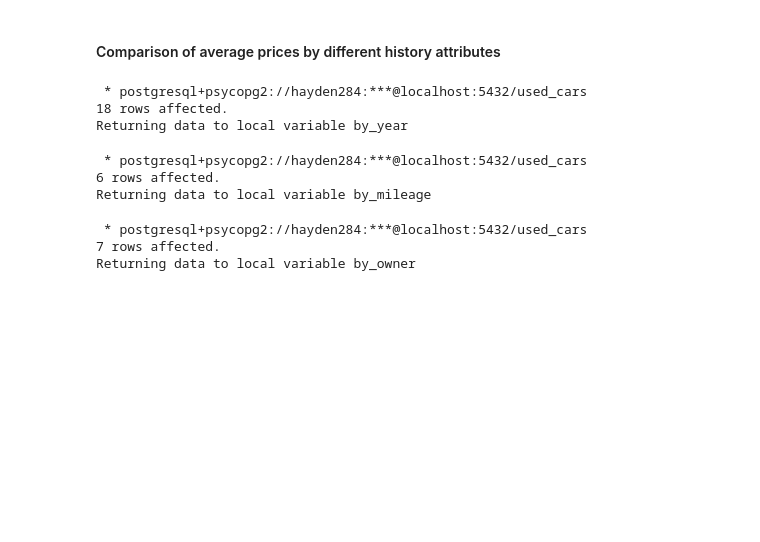
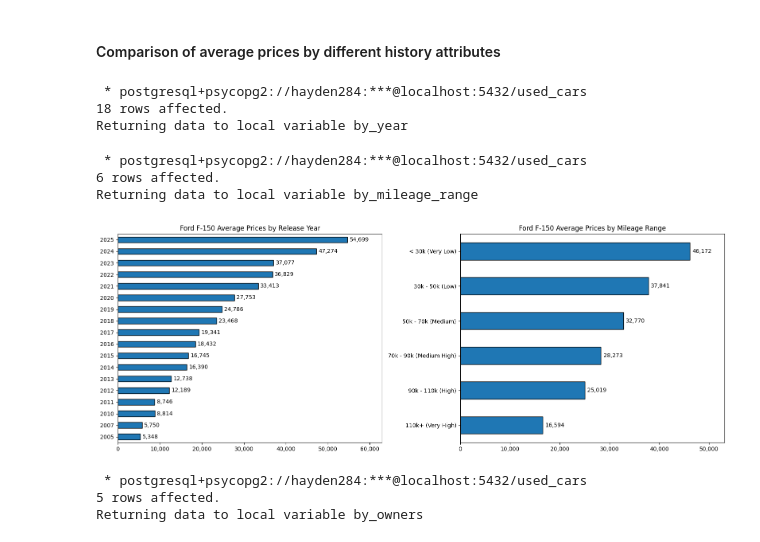
Before and after one commit to hayden-huynh/Used-Car-Market-Analysis, a Jupyter notebook: data-analysis/market-analysis.ipynb, the cells around one changed output. Cells and saved outputs as stored; diff of their text form; code cells hidden in the pictures; blank space fills up the shorter version.

```diff
--- a/data-analysis/market-analysis.ipynb
+++ b/data-analysis/market-analysis.ipynb
@@ -227,7 +230,7 @@ GROUP BY c.year_release
 18 rows affected.
 Returning data to local variable by_year
 # %%
-%%sql by_mileage <<
+%%sql by_mileage_range <<
 SELECT mc.mileage_category, ROUND(AVG(f.price)::numeric, 0) AS avg_price
 FROM fact_latest_listing f JOIN (
     SELECT *, CASE
@@ -240,22 +243,75 @@ FROM fact_latest_listing f JOIN (
     END AS mileage_category
     FROM dim_car
 ) mc ON f.vin = mc.vin
-WHERE mc.make = 'Toyota' AND mc.model = 'Camry'
+WHERE mc.make = 'Ford' AND mc.model = 'F-150'
 GROUP BY mc.mileage_category
 # %% [output]
  * postgresql+psycopg2://hayden284:***@localhost:5432/used_cars
 6 rows affected.
-Returning data to local variable by_mileage
+Returning data to local variable by_mileage_range
+# %%
+import matplotlib.ticker as mtick
+
+year_df = by_year.DataFrame()
+mileage_df = by_mileage_range.DataFrame()
+year_df['avg_price'] = pd.to_numeric(year_df['avg_price'])
+mileage_df['avg_price'] = pd.to_numeric(mileage_df['avg_price'])
+mileage_df['mileage_category'] = pd.Categorical(
+    mileage_df['mileage_category'],
+    categories=['< 30k (Very Low)', '30k - 50k (Low)', '50k - 70k (Medium)',
+                '70k - 90k (Medium High)', '90k - 110k (High)', '110k+ (Very High)'],
+    ordered=True
+)
+mileage_df = mileage_df.sort_values('mileage_category', ascending=False)
+
+fig, ym_axes = plt.subplots(1, 2, figsize=(16, 6))   # 1 row, 2 columns
+
+# Chart 1: Averge Price by Release Year
+ax_year = year_df.plot(
+    kind="barh",
+    x="year_release",
+    y="avg_price",
+    ax=ym_axes[0],
+    edgecolor='black',
+    title="Ford F-150 Average Prices by Release Year"
+)
+ax_year.set_xlim(0, year_df["avg_price"].max() * 1.15)
+
+# Chart 2: Average Price by Mileage Range
+ax_mileage = mileage_df.plot(
+    kind="barh",
+    x="mileage_category",
+    y="avg_price",
+    ax=ym_axes[1],
+    edgecolor='black',
+    title="Ford F-150 Average Prices by Mileage Range"
+)
+ax_mileage.set_xlim(0, mileage_df["avg_price"].max() * 1.15)
+
+for ax in [ax_year, ax_mileage]:
+    ax.xaxis.set_major_formatter(mtick.StrMethodFormatter("{x:,.0f}"))
+    ax.set_ylabel('')
+    ax.get_legend().remove()
+    for p in ax.patches:
+        value = p.get_width()
+        y = p.get_y() + p.get_height() / 2
+        ax.text(value + 500, y, f"{value:,.0f}", va="center")
+
+plt.tight_layout()
+plt.show()
+# %% [output]
+[figure, added]
 # %%
-%%sql by_owner <<
+%%sql by_owners <<
 SELECT h.owner_count, ROUND(AVG(f.price)::numeric, 0) AS avg_price
 FROM fact_latest_listing f
     JOIN dim_car c ON f.vin = c.vin
     JOIN dim_history h ON c.vin = h.vin
-WHERE c.make = 'Toyota' AND c.model = 'Camry'
+WHERE c.make = 'Ford'
+    AND c.model = 'F-150'
+    AND h.owner_count IS NOT NULL
 GROUP BY h.owner_count
-ORDER BY h.owner_count
 # %% [output]
  * postgresql+psycopg2://hayden284:***@localhost:5432/used_cars
-7 rows affected.
-Returning data to local variable by_owner
+5 rows affected.
+Returning data to local variable by_owners
```
Also changed, not shown: parts of 15 cells of this notebook.
